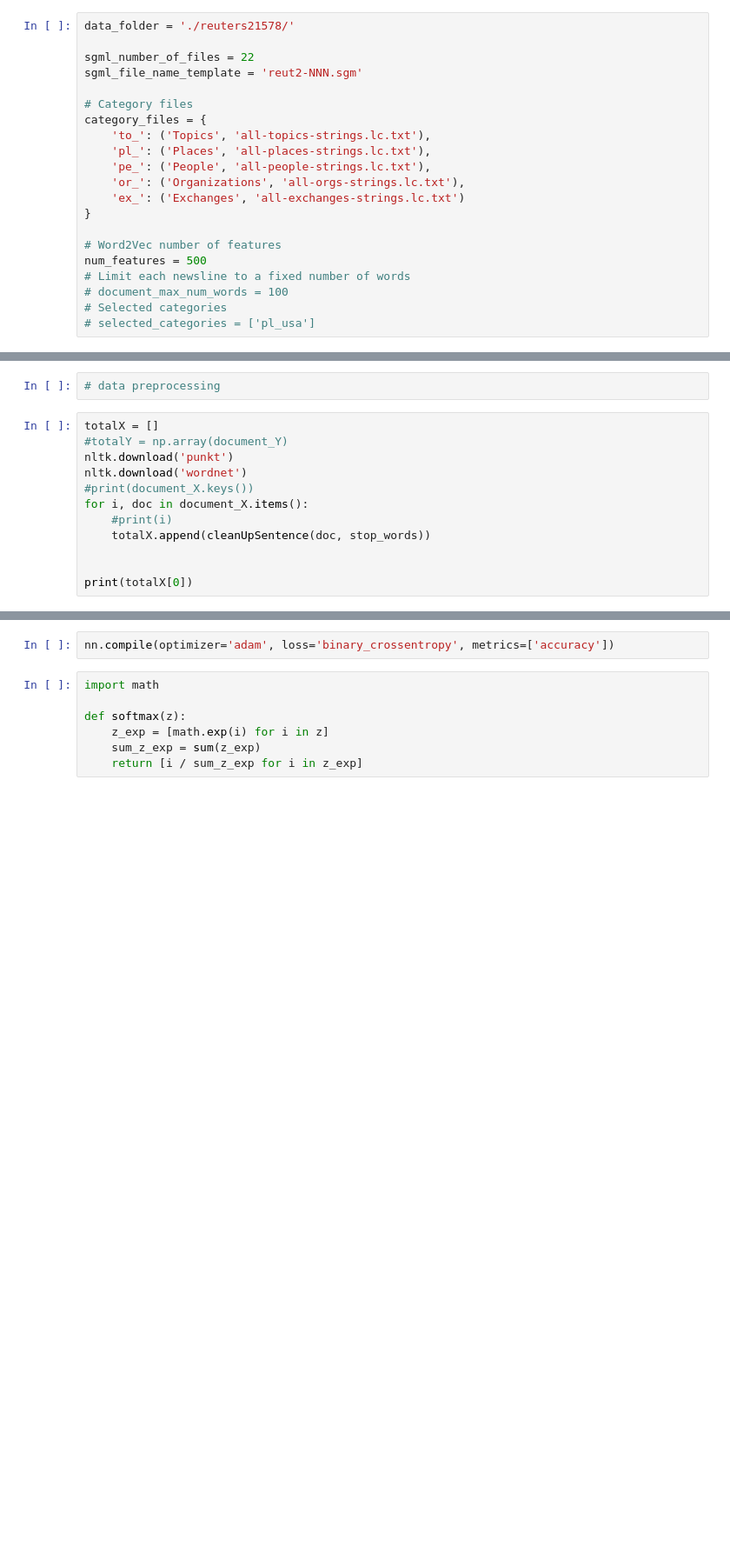
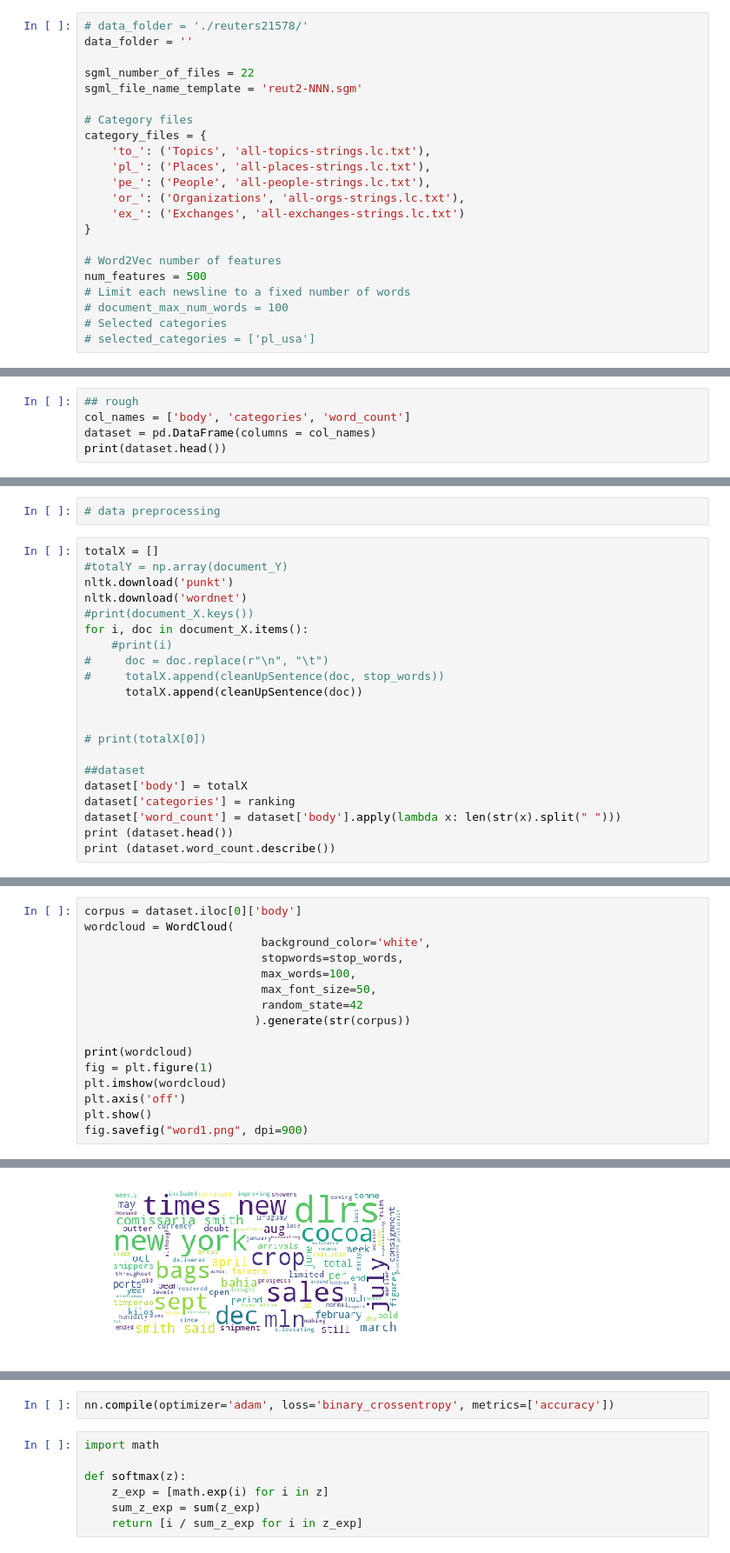
Before and after one commit to 20188202010/SMAI, a Jupyter notebook: readFile.ipynb, the cells around one changed output, grey strips where cells are left out. Shown at 87% size. Cells and saved outputs as stored; diff of their text form; blank space fills up the shorter version.

Commit message:
made word cloud, bugs remove

```diff
--- a/readFile.ipynb
+++ b/readFile.ipynb
@@ -1,5 +1,6 @@
 # %%
-data_folder = './reuters21578/'
+# data_folder = './reuters21578/'
+data_folder = ''
 
 sgml_number_of_files = 22
 sgml_file_name_template = 'reut2-NNN.sgm'
@@ -195,0 +189,5 @@ print(np.array(ranking).shape)
+# %%
+## rough
+col_names = ['body', 'categories', 'word_count']
+dataset = pd.DataFrame(columns = col_names)
+print(dataset.head())
@@ -203,8 +205,17 @@ nltk.download('wordnet')
 #print(document_X.keys())
 for i, doc in document_X.items():
     #print(i)
-    totalX.append(cleanUpSentence(doc, stop_words))
+#     doc = doc.replace(r"\n", "\t")
+#     totalX.append(cleanUpSentence(doc, stop_words))
+      totalX.append(cleanUpSentence(doc))
 
 
-print(totalX[0])
+# print(totalX[0])
+
+##dataset
+dataset['body'] = totalX
+dataset['categories'] = ranking
+dataset['word_count'] = dataset['body'].apply(lambda x: len(str(x).split(" ")))
+print (dataset.head())
+print (dataset.word_count.describe())
 # %% [output]
@@ -215,0 +291,17 @@ shower continued throughout week inthe bahia cocoa zone alleviating drought sinc
+# %%
+corpus = dataset.iloc[0]['body']
+wordcloud = WordCloud(
+                          background_color='white',
+                          stopwords=stop_words,
+                          max_words=100,
+                          max_font_size=50,
+                          random_state=42
+                         ).generate(str(corpus))
+
+print(wordcloud)
+fig = plt.figure(1)
+plt.imshow(wordcloud)
+plt.axis('off')
+plt.show()
+fig.savefig("word1.png", dpi=900)
+# %% [output]
@@ -216 +309,2 @@ shower continued throughout week inthe bahia cocoa zone alleviating drought sinc
+[figure, added]
 # %%
```
Also changed, not shown: parts of 15 cells of this notebook.
